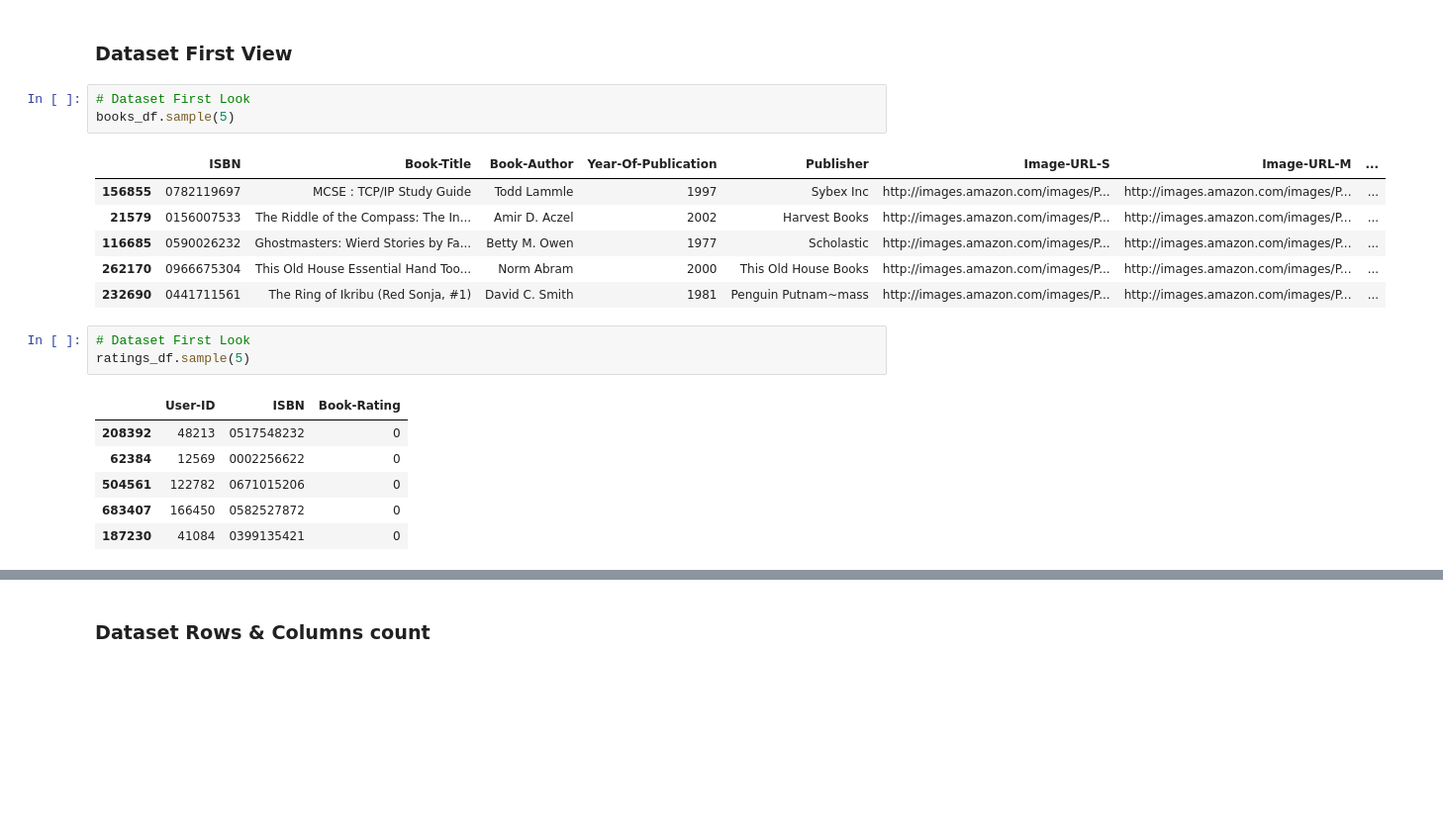
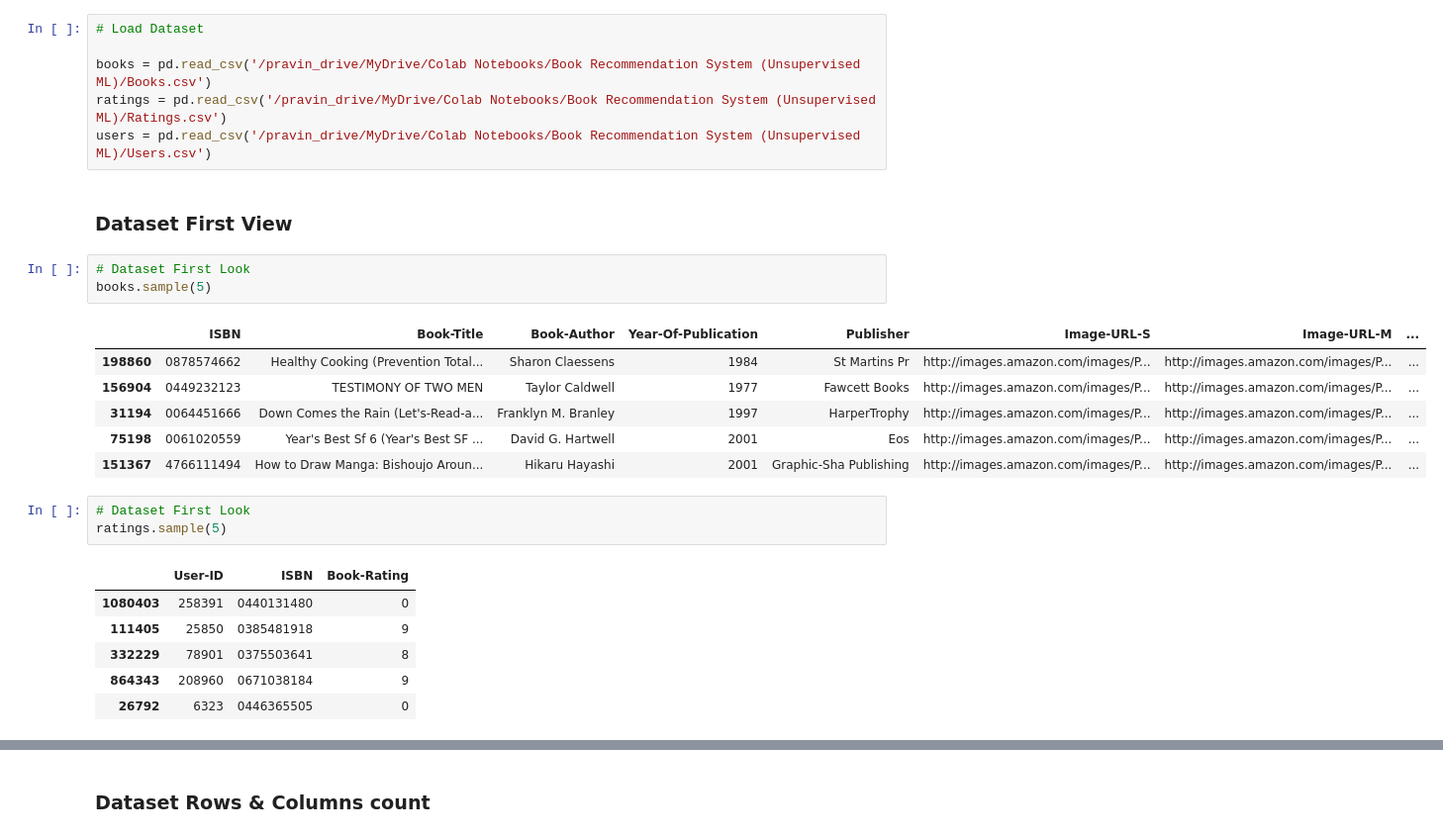
Before and after one commit to pravinshukla108/Book-Recommendation-System-Unsupervised-Machine-Learning-, a Jupyter notebook: Book_Recommendation_System(Unsupervised_Machine_Learning).ipynb, the cells around one changed output, grey strips where cells are left out. Shown at 99% size. Saved outputs shown, nothing was run; the diff lists cells and outputs as text; blank space fills up the shorter version.

```diff
--- a/Book_Recommendation_System(Unsupervised_Machine_Learning).ipynb
+++ b/Book_Recommendation_System(Unsupervised_Machine_Learning).ipynb
@@ -60,24 +58,30 @@ users_df = pd.read_csv('https://drive.google.com/uc?id=1ouMk1IYru9PkjgKvO-3kC9HV
+# %%
+# Load Dataset
+
+books = pd.read_csv('/pravin_drive/MyDrive/Colab Notebooks/Book Recommendation System (Unsupervised ML)/Books.csv')
+ratings = pd.read_csv('/pravin_drive/MyDrive/Colab Notebooks/Book Recommendation System (Unsupervised ML)/Ratings.csv')
+users = pd.read_csv('/pravin_drive/MyDrive/Colab Notebooks/Book Recommendation System (Unsupervised ML)/Users.csv')
 # %% [markdown]
 ### Dataset First View
 # %%
 # Dataset First Look
-books_df.sample(5)
+books.sample(5)
 # %% [output]
 |  | ISBN | Book-Title | Book-Author | Year-Of-Publication | Publisher | Image-URL-S | Image-URL-M | ... |
-| 156855 | 0782119697 | MCSE : TCP/IP Study Guide | Todd Lammle | 1997 | Sybex Inc | http://images.amazon.com/images/P... | http://images.amazon.com/images/P... | ... |
-| 21579 | 0156007533 | The Riddle of the Compass: The In... | Amir D. Aczel | 2002 | Harvest Books | http://images.amazon.com/images/P... | http://images.amazon.com/images/P... | ... |
-| 116685 | 0590026232 | Ghostmasters: Wierd Stories by Fa... | Betty M. Owen | 1977 | Scholastic | http://images.amazon.com/images/P... | http://images.amazon.com/images/P... | ... |
-| 262170 | 0966675304 | This Old House Essential Hand Too... | Norm Abram | 2000 | This Old House Books | http://images.amazon.com/images/P... | http://images.amazon.com/images/P... | ... |
-| 232690 | 0441711561 | The Ring of Ikribu (Red Sonja, #1) | David C. Smith | 1981 | Penguin Putnam~mass | http://images.amazon.com/images/P... | http://images.amazon.com/images/P... | ... |
+| 198860 | 0878574662 | Healthy Cooking (Prevention Total... | Sharon Claessens | 1984 | St Martins Pr | http://images.amazon.com/images/P... | http://images.amazon.com/images/P... | ... |
+| 156904 | 0449232123 | TESTIMONY OF TWO MEN | Taylor Caldwell | 1977 | Fawcett Books | http://images.amazon.com/images/P... | http://images.amazon.com/images/P... | ... |
+| 31194 | 0064451666 | Down Comes the Rain (Let's-Read-a... | Franklyn M. Branley | 1997 | HarperTrophy | http://images.amazon.com/images/P... | http://images.amazon.com/images/P... | ... |
+| 75198 | 0061020559 | Year's Best Sf 6 (Year's Best SF ... | David G. Hartwell | 2001 | Eos | http://images.amazon.com/images/P... | http://images.amazon.com/images/P... | ... |
+| 151367 | 4766111494 | How to Draw Manga: Bishoujo Aroun... | Hikaru Hayashi | 2001 | Graphic-Sha Publishing | http://images.amazon.com/images/P... | http://images.amazon.com/images/P... | ... |
 # %%
 # Dataset First Look
-ratings_df.sample(5)
+ratings.sample(5)
 # %% [output]
 |  | User-ID | ISBN | Book-Rating |
-| 208392 | 48213 | 0517548232 | 0 |
-| 62384 | 12569 | 0002256622 | 0 |
-| 504561 | 122782 | 0671015206 | 0 |
-| 683407 | 166450 | 0582527872 | 0 |
-| 187230 | 41084 | 0399135421 | 0 |
+| 1080403 | 258391 | 0440131480 | 0 |
+| 111405 | 25850 | 0385481918 | 9 |
+| 332229 | 78901 | 0375503641 | 8 |
+| 864343 | 208960 | 0671038184 | 9 |
+| 26792 | 6323 | 0446365505 | 0 |
 # %%
 # Dataset First Look
```
Also changed, not shown: parts of 58 cells of this notebook.
